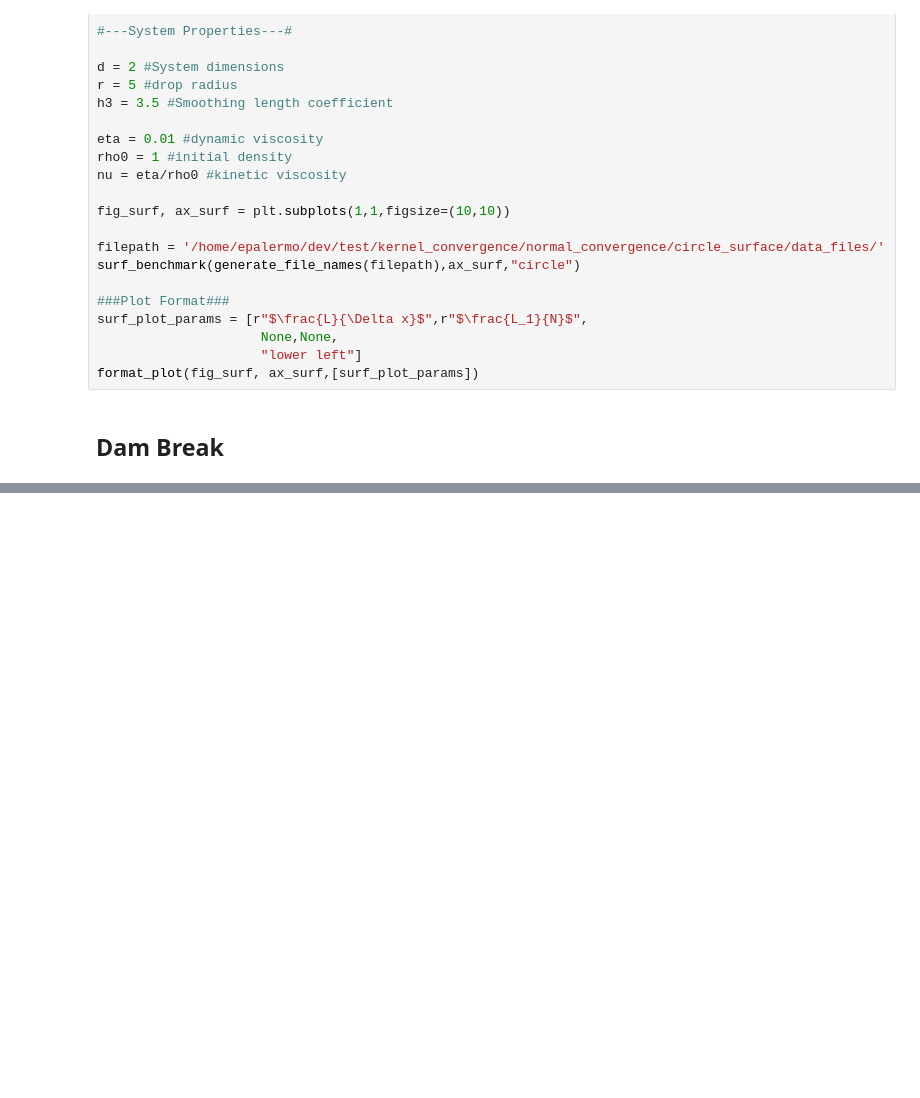
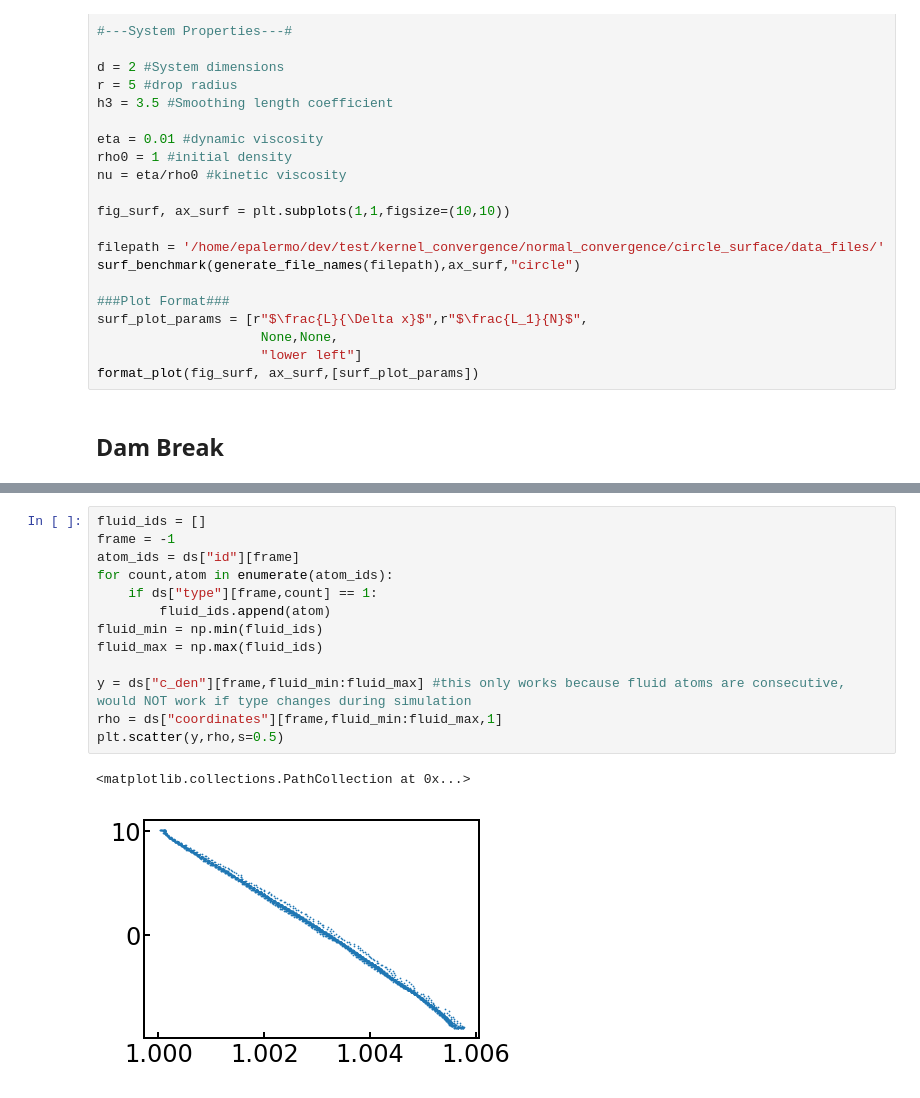
Before and after one commit to EricPalermo/RHEO_benchmarks, a Jupyter notebook: jpynb_scripts/all_benchmarks_v6.ipynb, the cells around one changed output, grey strips where cells are left out. Drawn from its saved outputs; the diff is of its cells as text; blank space fills up the shorter version.

```diff
--- a/jpynb_scripts/all_benchmarks_v6.ipynb
+++ b/jpynb_scripts/all_benchmarks_v6.ipynb
@@ -1150,0 +1179,16 @@ ds = Dataset("filepath"+)
+# %%
+fluid_ids = []
+frame = -1
+atom_ids = ds["id"][frame]
+for count,atom in enumerate(atom_ids):
+    if ds["type"][frame,count] == 1:
+        fluid_ids.append(atom)
+fluid_min = np.min(fluid_ids)
+fluid_max = np.max(fluid_ids)
+
+y = ds["c_den"][frame,fluid_min:fluid_max] #this only works because fluid atoms are consecutive, would NOT work if type changes during simulation
+rho = ds["coordinates"][frame,fluid_min:fluid_max,1]
+plt.scatter(y,rho,s=0.5)
+# %% [output]
+<matplotlib.collections.PathCollection at 0x...>
+[figure, added]
```
Also changed, not shown: parts of 5 cells of this notebook, 5 other files.
